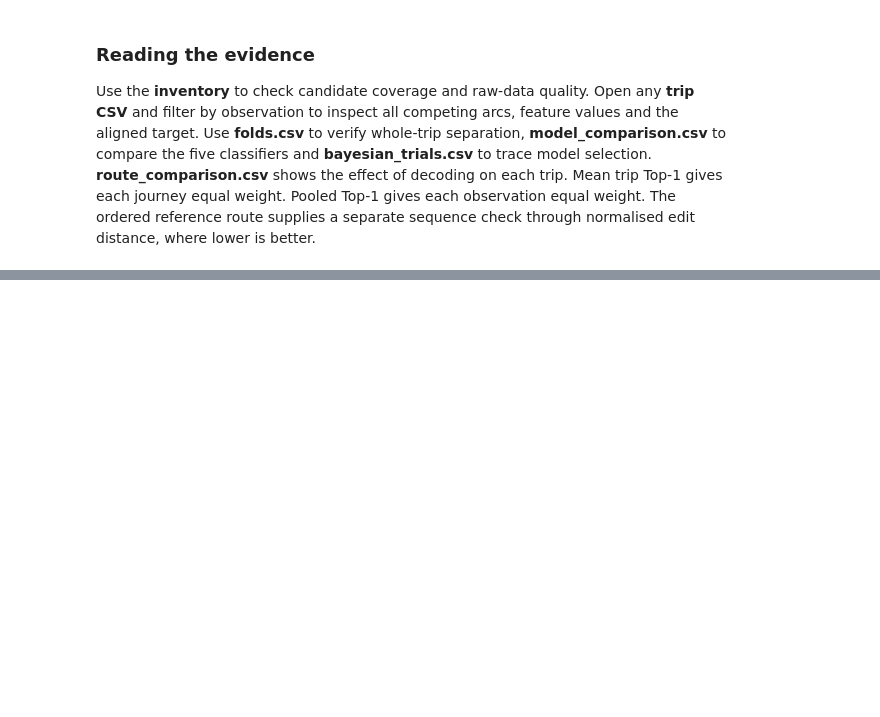
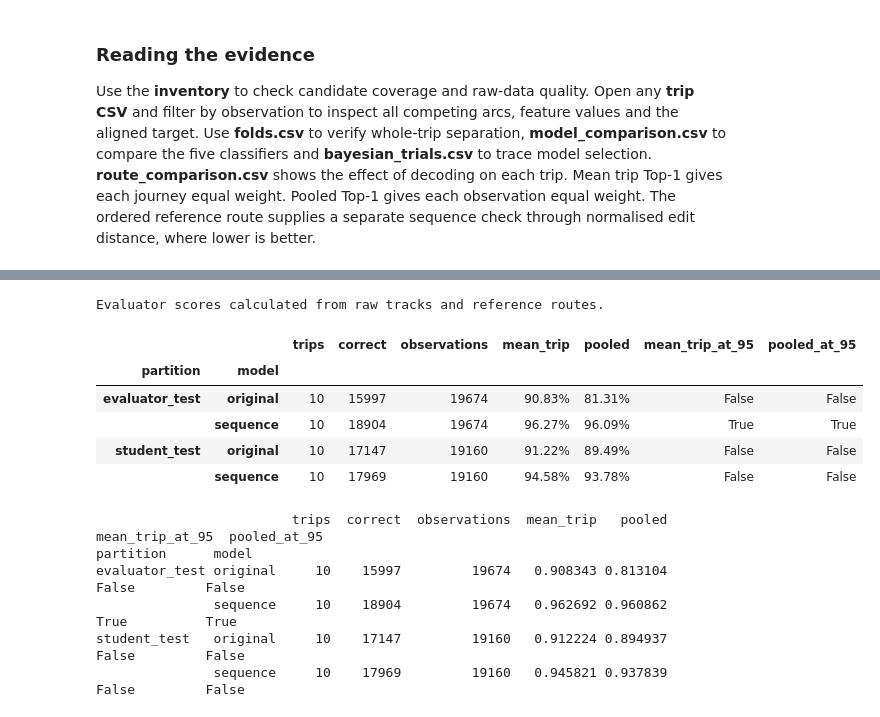
Before and after one commit to AtharvMitt/ML-Hackathon, a Jupyter notebook: PathSnap_Training.ipynb, the cells around one changed output, grey strips where cells are left out. Saved outputs shown, nothing was run; the diff lists cells and outputs as text; code cells hidden in the pictures; blank space fills up the shorter version.

Commit message:
Publish the road-sequence model and executed accuracy notebook

```diff
--- a/PathSnap_Training.ipynb
+++ b/PathSnap_Training.ipynb
@@ -1005,0 +1054,8 @@ Use the **inventory** to check candidate coverage and raw-data quality. Open any
+# %%
+training_files = sorted((root / "cleaned_data" / "train").glob("*.csv"))
+assert len(training_files) == 80
+training = {file.stem: read_candidates(file) for file in training_files}
+model = fit_bundle(training, variant, float(weight), None if pd.isna(alignment) else float(alignment))
+del training
+joblib.dump(model, artifacts / "temporal.joblib", compress=3)
+print(f"Fitted {variant} on {len(training_files)} trips. Saved artifacts/temporal.joblib.")
@@ -1005,0 +1068,46 @@ Use the **inventory** to check candidate coverage and raw-data quality. Open any
+# %%
+student = pd.DataFrame(score_candidates(root / "cleaned_data" / "student_test", model))
+assert len(student) == 10
+student = student.assign(partition="student_test", model="sequence")
+legacy = pd.read_csv(run / "route_comparison.csv", dtype={"trip": str})
+legacy = legacy.loc[legacy.method.eq("viterbi"), ["trip","correct","n"]].rename(columns={"n":"total"})
+legacy = legacy.assign(partition="student_test", model="original")
+external_file = run / "temporal_evaluator_counts.csv"
+archive = os.environ.get("PATHSNAP_EVALUATOR_ZIP")
+if archive:
+    decoder = json.loads((artifacts / "decoder.json").read_text())
+    original = joblib.load(artifacts / "model.joblib")
+    external = pd.DataFrame(score_archive(archive, {"original":original,"sequence":model}, decoder))
+    external = external.assign(partition="evaluator_test")
+    assert external.groupby("model").trip.nunique().eq(10).all()
+    external.to_csv(external_file, index=False)
+    print("Evaluator scores calculated from raw tracks and reference routes.")
+elif external_file.exists():
+    external = pd.read_csv(external_file, dtype={"trip": str})
+    print("Displaying saved evaluator counts.")
+else:
+    external = pd.DataFrame()
+    print("Evaluator archive and saved evaluator counts unavailable.")
+scores = pd.concat([legacy, student, external], ignore_index=True)
+scores["top1"] = scores.correct / scores.total
+report = scores.groupby(["partition","model"]).agg(trips=("trip","nunique"), correct=("correct","sum"),
+    observations=("total","sum"), mean_trip=("top1","mean"))
+report["pooled"] = report.correct / report.observations
+report["mean_trip_at_95"] = report.mean_trip >= .95
+report["pooled_at_95"] = report.pooled >= .95
+display(report.style.format({"mean_trip":"{:.2%}", "pooled":"{:.2%}"}))
+print(report.to_string(float_format=lambda value: f"{value:.6f}"))
+# %% [output]
+Evaluator scores calculated from raw tracks and reference routes.
+|  |  | trips | correct | observations | mean_trip | pooled | mean_trip_at_95 | pooled_at_95 |
+| partition | model |  |  |  |  |  |  |  |
+| evaluator_test | original | 10 | 15997 | 19674 | 90.83% | 81.31% | False | False |
+|  | sequence | 10 | 18904 | 19674 | 96.27% | 96.09% | True | True |
+| student_test | original | 10 | 17147 | 19160 | 91.22% | 89.49% | False | False |
+|  | sequence | 10 | 17969 | 19160 | 94.58% | 93.78% | False | False |
+                         trips  correct  observations  mean_trip   pooled  mean_trip_at_95  pooled_at_95
+partition      model
+evaluator_test original     10    15997         19674   0.908343 0.813104            False         False
+               sequence     10    18904         19674   0.962692 0.960862             True          True
+student_test   original     10    17147         19160   0.912224 0.894937            False         False
+               sequence     10    17969         19160   0.945821 0.937839            False         False
```
Also changed, not shown: parts of 7 cells of this notebook, 10 other files.
